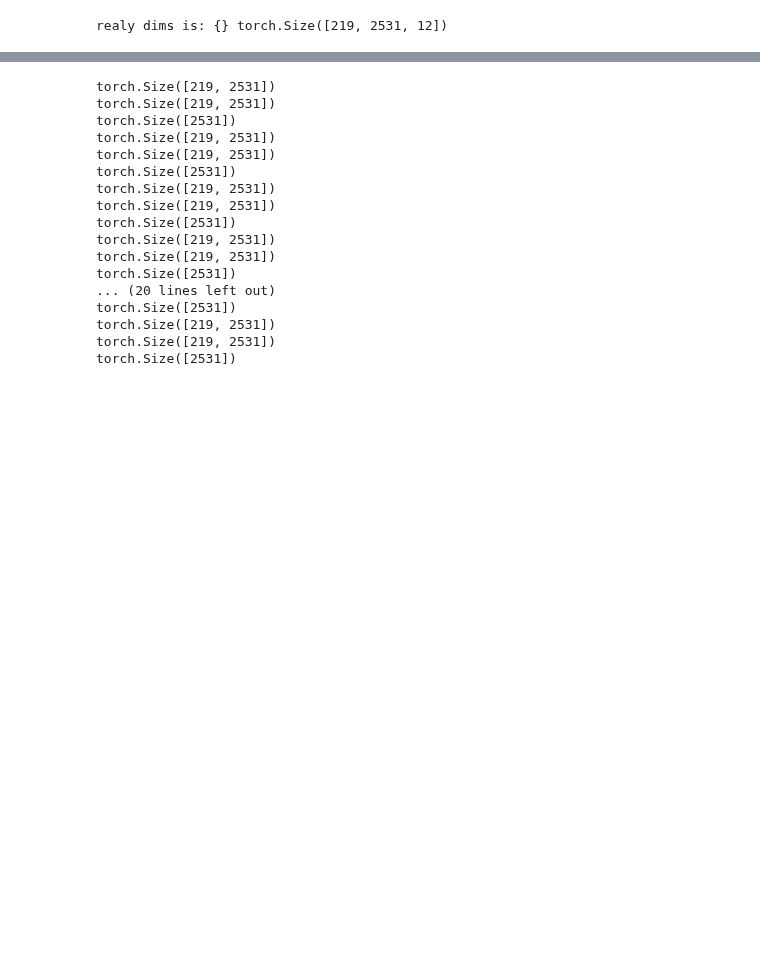
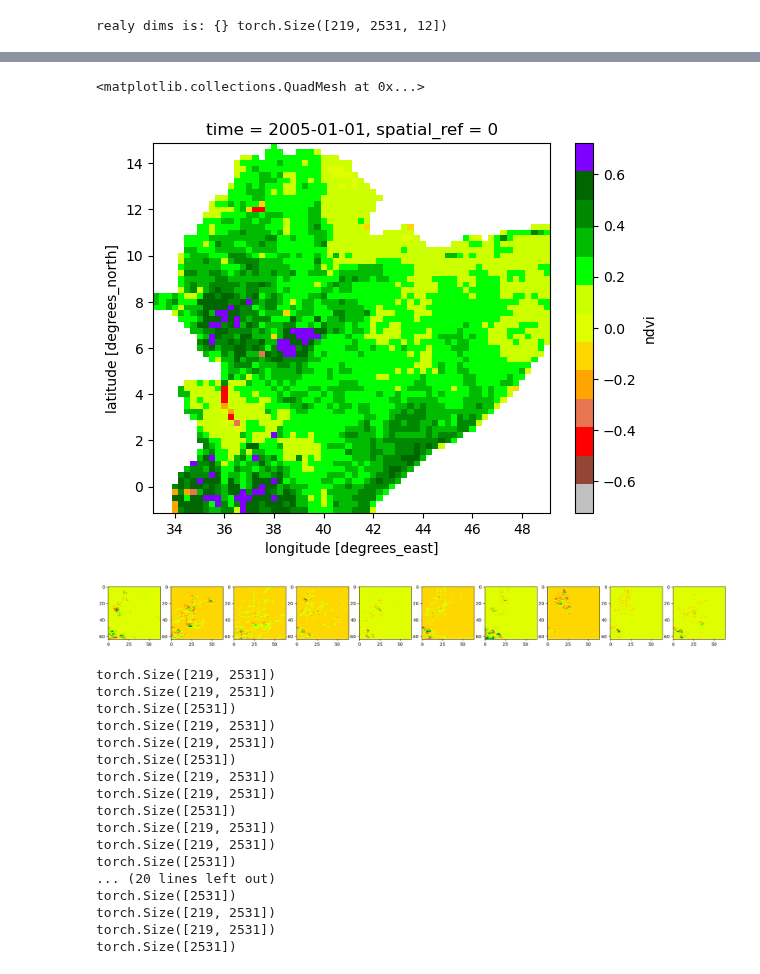
Before and after one commit to Riccardo7-DS/Indices_analysis, a Jupyter notebook: notebooks/model.ipynb, the cells around one changed output, grey strips where cells are left out. Saved outputs shown, nothing was run; the diff lists cells and outputs as text; code cells hidden in the pictures; blank space fills up the shorter version.

```diff
--- a/notebooks/model.ipynb
+++ b/notebooks/model.ipynb
@@ -247,21 +247,21 @@ class Args:
 # Create an instance of the Args class
 args = Args()
 
-sub_precp, ds =  data_preparation(args, CONFIG_PATH, precp_dataset=product)
+sub_precp, ds_ndvi =  data_preparation(args, CONFIG_PATH, precp_dataset=product)
 
-print("Visualizing dataset before imputation...")
+#print("Visualizing dataset before imputation...")
 #sub_precp = sub_precp.to_dataset()
-data, target = interpolate_prepare(args, sub_precp, ds)
-train_split = 0.8
+#data, target = interpolate_prepare(args, sub_precp, ds)
+#train_split = 0.8
 
 #### training parameters and add 1 channel for sample
-train_data, test_data, train_label, test_label = CNN_split(data, target,
-                                                           split_percentage=train_split)
+#train_data, test_data, train_label, test_label = CNN_split(data, target,
+#                                                           split_percentage=train_split)
 
-train_dataset = CustomConvLSTMDataset(config, train_data, train_label)
-test_dataset = CustomConvLSTMDataset(config, test_data, test_label)
+#train_dataset = CustomConvLSTMDataset(config, train_data, train_label)
+#test_dataset = CustomConvLSTMDataset(config, test_data, test_label)
 
 # create a DataLoader object that uses the dataset
-train_dataloader = DataLoader(train_dataset, batch_size=args.batch_size, shuffle=True)
-test_dataloader = DataLoader(test_dataset, batch_size=args.batch_size, shuffle=False)
+#train_dataloader = DataLoader(train_dataset, batch_size=args.batch_size, shuffle=True)
+#test_dataloader = DataLoader(test_dataset, batch_size=args.batch_size, shuffle=False)
 # %% [output]
@@ -435,3 +546,19 @@ realy dims is: {} torch.Size([219, 2531, 12])
+# %%
+ds_ndvi.isel(time=0).plot(cmap= cmap_ndvi)
+# %% [output]
+<matplotlib.collections.QuadMesh at 0x...>
+[figure, added]
+# %%
+pics = 10
+
+fig, axes = plt.subplots(1, pics, figsize=(5*5, 5))
+for x in range(pics):
+    #for n in range(pics, 0, -1):
+    img = arr[x, :, :]
+    axes[x].imshow(img, cmap= cmap_ndvi)
+plt.show()
+# %% [output]
+[figure, added]
 # %%
 import xarray as xr
 import os
```
Also changed, not shown: parts of 7 cells of this notebook, 10 other files.
